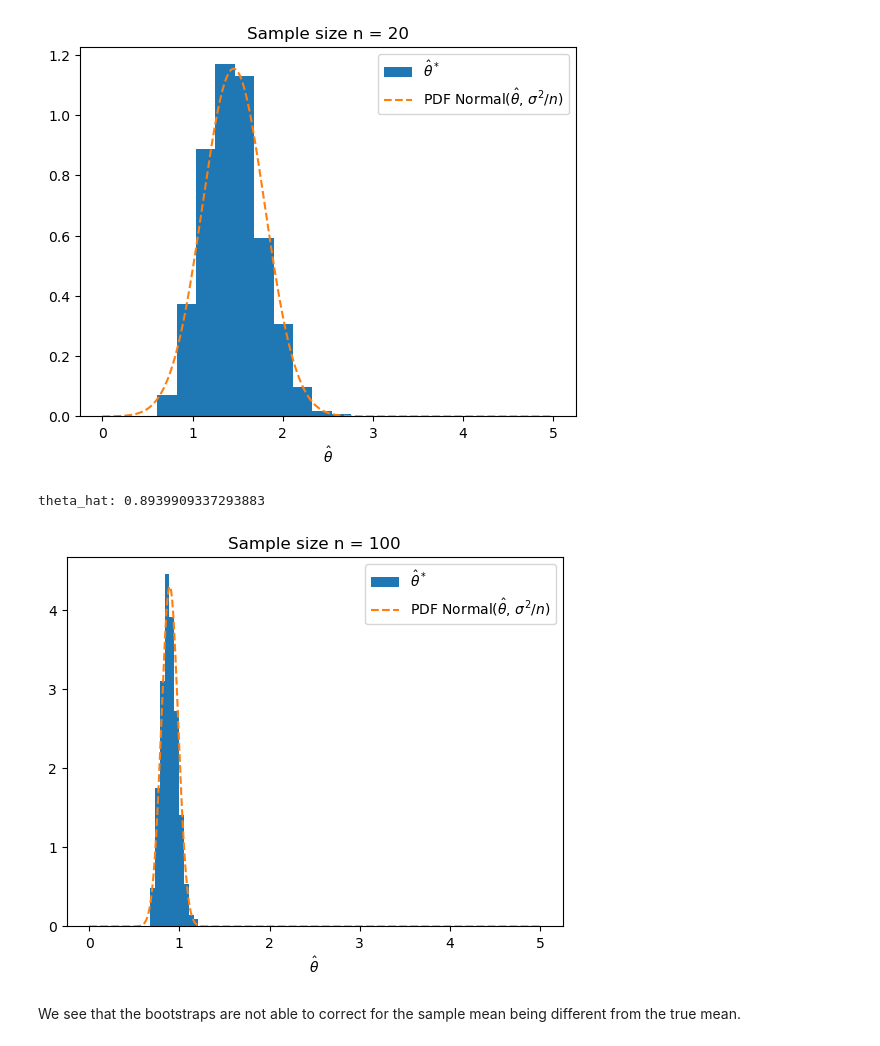
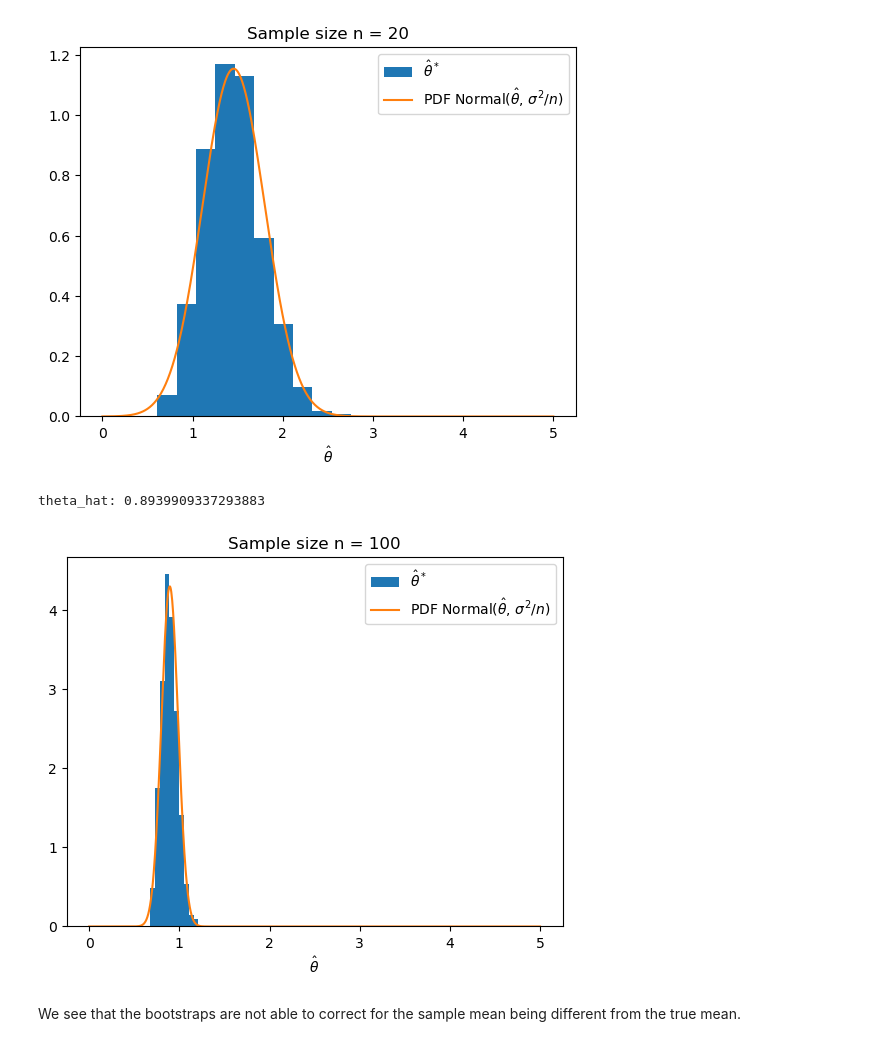
Before and after one commit to johnmagj/STK4051_coursework, a Jupyter notebook: Mandatory_assignment2/ma2.ipynb, the cells around one changed output. Drawn from its saved outputs; the diff is of its cells as text; code cells hidden in the pictures.

```diff
--- a/Mandatory_assignment2/ma2.ipynb
+++ b/Mandatory_assignment2/ma2.ipynb
@@ -315,35 +315,35 @@ theta_hat: 1.4551882459693983
 n = 100
 theta = 1.0
 
 original_sample = rng.exponential(scale=theta, size=n)
 
 theta_hat = np.mean(original_sample)
 print("theta_hat:", theta_hat)
 
 n_bootstraps = 1000
 
 bootstraps_theta_hat_star = np.zeros([n_bootstraps])
 
 for i in range(n_bootstraps):
     bootstrap_sample = rng.exponential(scale=theta_hat, size=n)
 
     bootstraps_theta_hat_star[i] = np.mean(bootstrap_sample)
 
 theta_hat_values = np.linspace(0, 5, 1000)
 
 plt.hist(bootstraps_theta_hat_star, density=True, label=r"$\hat \theta^*$")
 
 sigma2 = np.var(original_sample)
-plt.plot(theta_hat_values, norm.pdf(theta_hat_values, loc=theta_hat, scale=np.sqrt((sigma2)/n)), "--",
+plt.plot(theta_hat_values, norm.pdf(theta_hat_values, loc=theta_hat, scale=np.sqrt((sigma2)/n)),
          label=r"PDF Normal($\hat \theta$, $\sigma^2 /n$)")
 
 plt.xlabel(r"$\hat \theta$")
 plt.legend()
 plt.title(f"Sample size n = {n}")
 plt.show()
 # %% [output]
 theta_hat: 0.8939909337293883
-[figure, old version]
+[figure, new version]
 # %% [markdown]
 We see that the bootstraps are not able to correct for the sample mean being different from the true mean.
 # %% [markdown]
```
Also changed, not shown: parts of 1 cell of this notebook.
